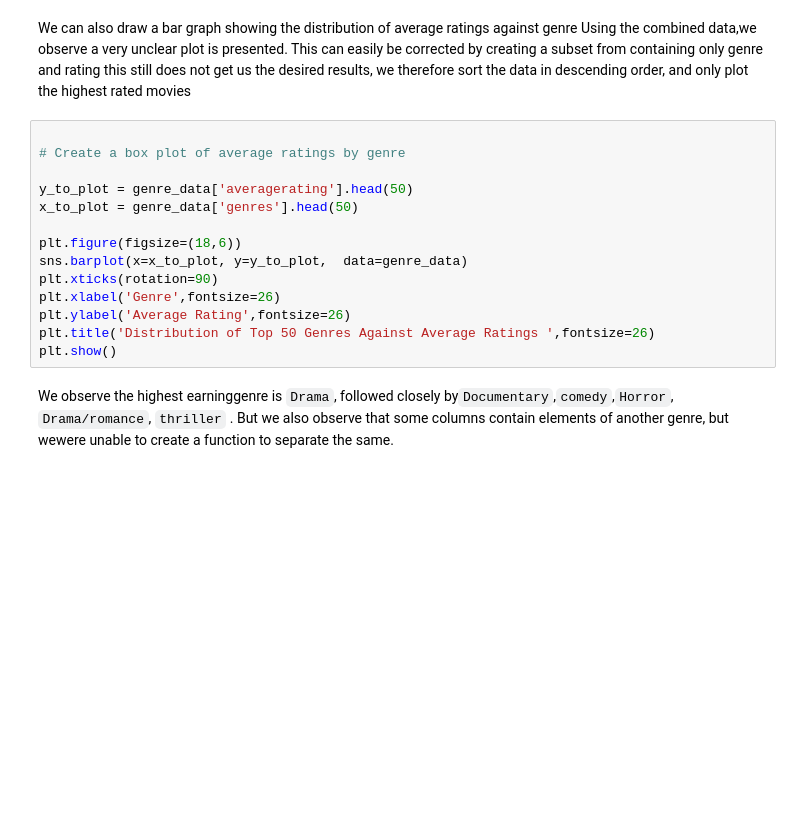
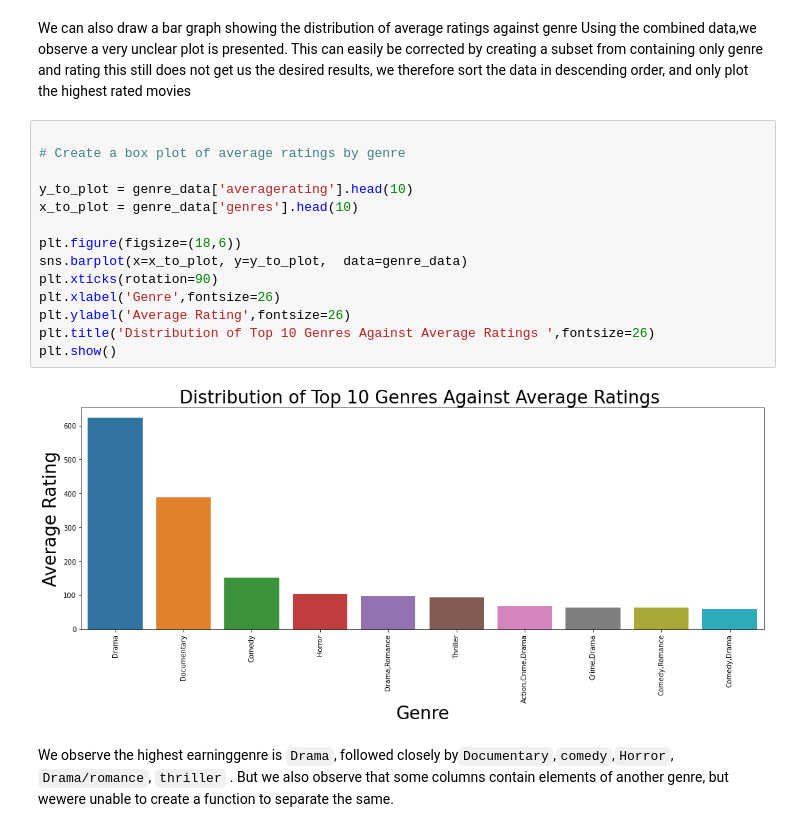
Before and after one commit to Imacharia/Microsoft-Movie-Studio-market-analysis, a Jupyter notebook: Movies Analysis,Final.ipynb, the cells around one changed output. Drawn from its saved outputs; the diff is of its cells as text; blank space fills up the shorter version.

```diff
--- a/Movies Analysis,Final.ipynb
+++ b/Movies Analysis,Final.ipynb
@@ -1642,17 +1683,19 @@ and only plot the highest rated movies
 # %%
 
 # Create a box plot of average ratings by genre
 
-y_to_plot = genre_data['averagerating'].head(50)
-x_to_plot = genre_data['genres'].head(50)
+y_to_plot = genre_data['averagerating'].head(10)
+x_to_plot = genre_data['genres'].head(10)
 
 plt.figure(figsize=(18,6))
 sns.barplot(x=x_to_plot, y=y_to_plot,  data=genre_data)
 plt.xticks(rotation=90)
 plt.xlabel('Genre',fontsize=26)
 plt.ylabel('Average Rating',fontsize=26)
-plt.title('Distribution of Top 50 Genres Against Average Ratings ',fontsize=26)
+plt.title('Distribution of Top 10 Genres Against Average Ratings ',fontsize=26)
 plt.show()
+# %% [output]
+[figure, added]
 # %% [markdown]
 We observe the highest earninggenre is `Drama`, followed closely by`Documentary`,`comedy`,`Horror`, `Drama/romance`, `thriller` . But we also observe that some columns contain elements of another genre, but wewere unable to create a function to separate the same.
 # %% [markdown]
```
Also changed, not shown: parts of 18 cells of this notebook, 10 other files.
